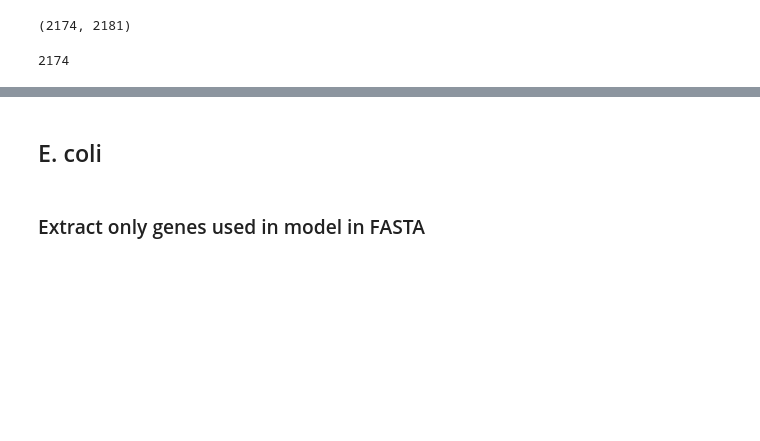
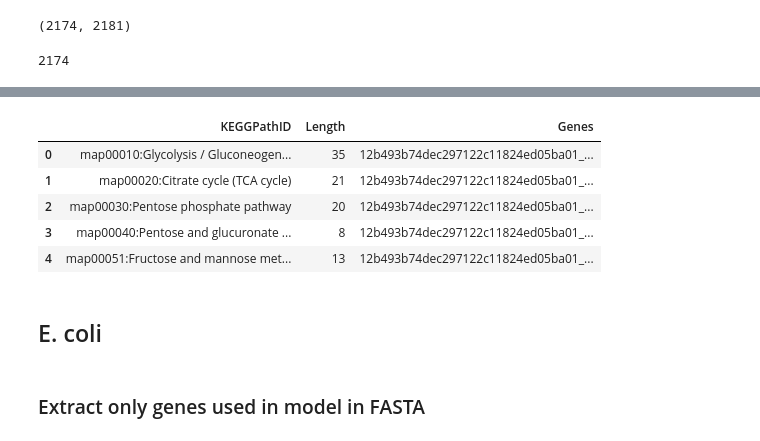
Before and after one commit to Mukundan-T/seqADAGE, a Jupyter notebook: Py/muk_transfer_learning/enrichment/Mukundan_pathway_enrichment_kegg.ipynb, the cells around one changed output, grey strips where cells are left out. Saved outputs shown, nothing was run; the diff lists cells and outputs as text; code cells hidden in the pictures; blank space fills up the shorter version.

```diff
--- a/Py/muk_transfer_learning/enrichment/Mukundan_pathway_enrichment_kegg.ipynb
+++ b/Py/muk_transfer_learning/enrichment/Mukundan_pathway_enrichment_kegg.ipynb
@@ -97,0 +190,32 @@ sum(1 for _ in SeqIO.parse('/content/drive/My Drive/Comp-Bio-Projs-S26/data/muk-
+# %%
+# Format the information into the dataframe desired
+def join_genes(genes):
+  """
+  Return semicolon-delimited gene identifiers.
+  """
+  return ';'.join(sorted(set(genes)))
+
+summary = (
+    gene_pathways
+    .groupby(['Pathway', 'PathwayName'])
+    .agg(
+        Length = ('Gene', 'count'),
+        Genes = ('Gene', join_genes)
+    )
+    .reset_index()
+)
+
+# Combine two columns into one
+summary['KEGGPathID'] = summary['Pathway'] + ":" + summary['PathwayName']
+
+# Keep only these three columns
+summary = summary[['KEGGPathID', 'Length', 'Genes']]
+
+summary.head()
+# %% [output]
+|  | KEGGPathID | Length | Genes |
+| 0 | map00010:Glycolysis / Gluconeogen... | 35 | 12b493b74dec297122c11824ed05ba01_... |
+| 1 | map00020:Citrate cycle (TCA cycle) | 21 | 12b493b74dec297122c11824ed05ba01_... |
+| 2 | map00030:Pentose phosphate pathway | 20 | 12b493b74dec297122c11824ed05ba01_... |
+| 3 | map00040:Pentose and glucuronate ... | 8 | 12b493b74dec297122c11824ed05ba01_... |
+| 4 | map00051:Fructose and mannose met... | 13 | 12b493b74dec297122c11824ed05ba01_... |
```
Also changed, not shown: parts of 11 cells of this notebook.
